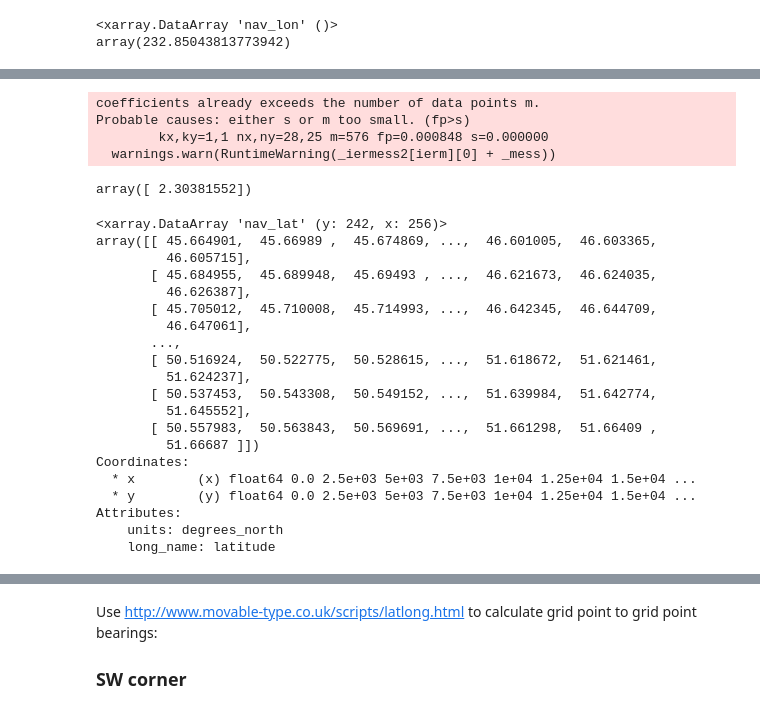
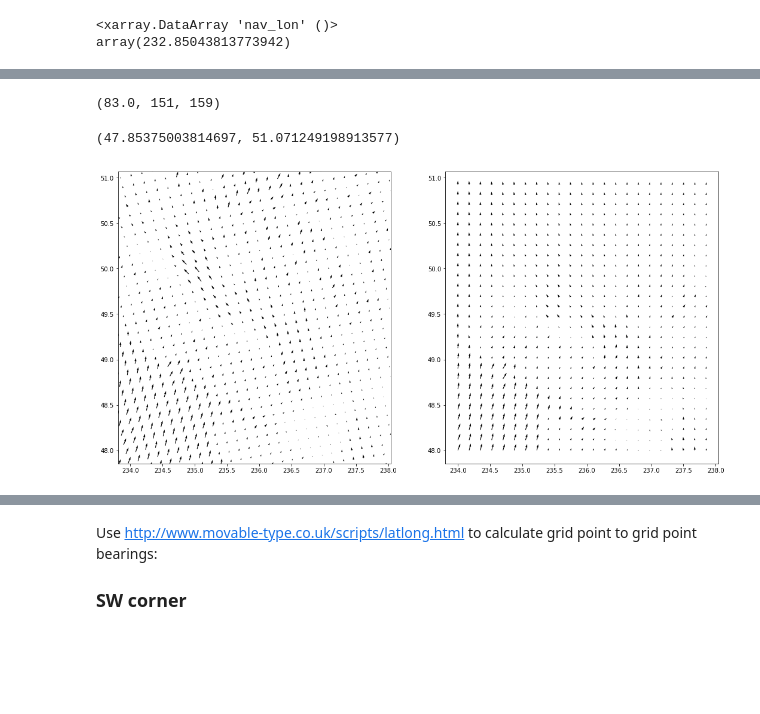
Before and after one commit to SalishSeaCast/analysis-doug, a Jupyter notebook: notebooks/SoG-waves/GridAngles.ipynb, the cells around one changed output, grey strips where cells are left out. Cells and saved outputs as stored; diff of their text form; code cells hidden in the pictures; blank space fills up the shorter version.

```diff
--- a/notebooks/SoG-waves/GridAngles.ipynb
+++ b/notebooks/SoG-waves/GridAngles.ipynb
@@ -217 +174,13 @@ mx.shape, my.shape
+# %%
+time = 0
+y_slice = slice(76, 159)  # 76, 242
+x_slice = slice(55, 206)  # 55, 206
+# %%
+u_interp = interpolate.Rbf(
+    meteo.nav_lon[y_slice, x_slice], meteo.nav_lat[y_slice, x_slice], meteo.u_wind[time, y_slice, x_slice],
+)
+# %%
+v_interp = interpolate.Rbf(
+    meteo.nav_lon[y_slice, x_slice], meteo.nav_lat[y_slice, x_slice], meteo.v_wind[time, y_slice, x_slice],
+)
 # %%
@@ -274,38 +190,25 @@ Probable causes: either s or m too small. (fp>s)
-# %%
-y_slice = slice(76, 100)
-x_slice = slice(76, 100)
-interp = interpolate.interp2d(
-    meteo.nav_lon[y_slice, x_slice], meteo.nav_lat[y_slice, x_slice], meteo.u_wind[0, y_slice, x_slice]
-)
-# %% [output]
-coefficients already exceeds the number of data points m.
-Probable causes: either s or m too small. (fp>s)
-        kx,ky=1,1 nx,ny=28,25 m=576 fp=0.000848 s=0.000000
-  warnings.warn(RuntimeWarning(_iermess2[ierm][0] + _mess))
-# %%
-interp(233.01, 45.67)
-# %% [output]
-array([ 2.30381552])
-# %%
-meteo.nav_lat[:-24, :]
-# %% [output]
-<xarray.DataArray 'nav_lat' (y: 242, x: 256)>
-array([[ 45.664901,  45.66989 ,  45.674869, ...,  46.601005,  46.603365,
-         46.605715],
-       [ 45.684955,  45.689948,  45.69493 , ...,  46.621673,  46.624035,
-         46.626387],
-       [ 45.705012,  45.710008,  45.714993, ...,  46.642345,  46.644709,
-         46.647061],
-       ...,
-       [ 50.516924,  50.522775,  50.528615, ...,  51.618672,  51.621461,
-         51.624237],
-       [ 50.537453,  50.543308,  50.549152, ...,  51.639984,  51.642774,
-         51.645552],
-       [ 50.557983,  50.563843,  50.569691, ...,  51.661298,  51.66409 ,
-         51.66687 ]])
-Coordinates:
-  * x        (x) float64 0.0 2.5e+03 5e+03 7.5e+03 1e+04 1.25e+04 1.5e+04 ...
-  * y        (y) float64 0.0 2.5e+03 5e+03 7.5e+03 1e+04 1.25e+04 1.5e+04 ...
-Attributes:
-    units: degrees_north
-    long_name: latitude
+# %%
+(242-76)/2, 206-55, 76+83
+# %% [output]
+(83.0, 151, 159)
+# %%
+u_wind = u_interp(wx, wy)
+v_wind = v_interp(wx, wy)
+# %%
+fig, axs = plt.subplots(1, 2, figsize=(18, 9))
+units = 'dots'
+axs[0].quiver(
+    meteo.nav_lon[::5, ::5], meteo.nav_lat[::5, ::5],
+    meteo.u_wind[time][::5, ::5], meteo.v_wind[time][::5, ::5],
+    units=units, scale_units=units, scale=1,
+)
+axs[1].quiver(
+    wx[::5, ::5], wy[::5, ::5], u_wind[::5, ::5], v_wind[::5, ::5],
+    units=units, scale_units=units, scale=1,
+)
+
+axs[0].set_xlim(axs[1].get_xlim())
+axs[0].set_ylim(axs[1].get_ylim())
+# %% [output]
+(47.85375003814697, 51.071249198913577)
+[figure, added]
```
Also changed, not shown: parts of 27 cells of this notebook.
